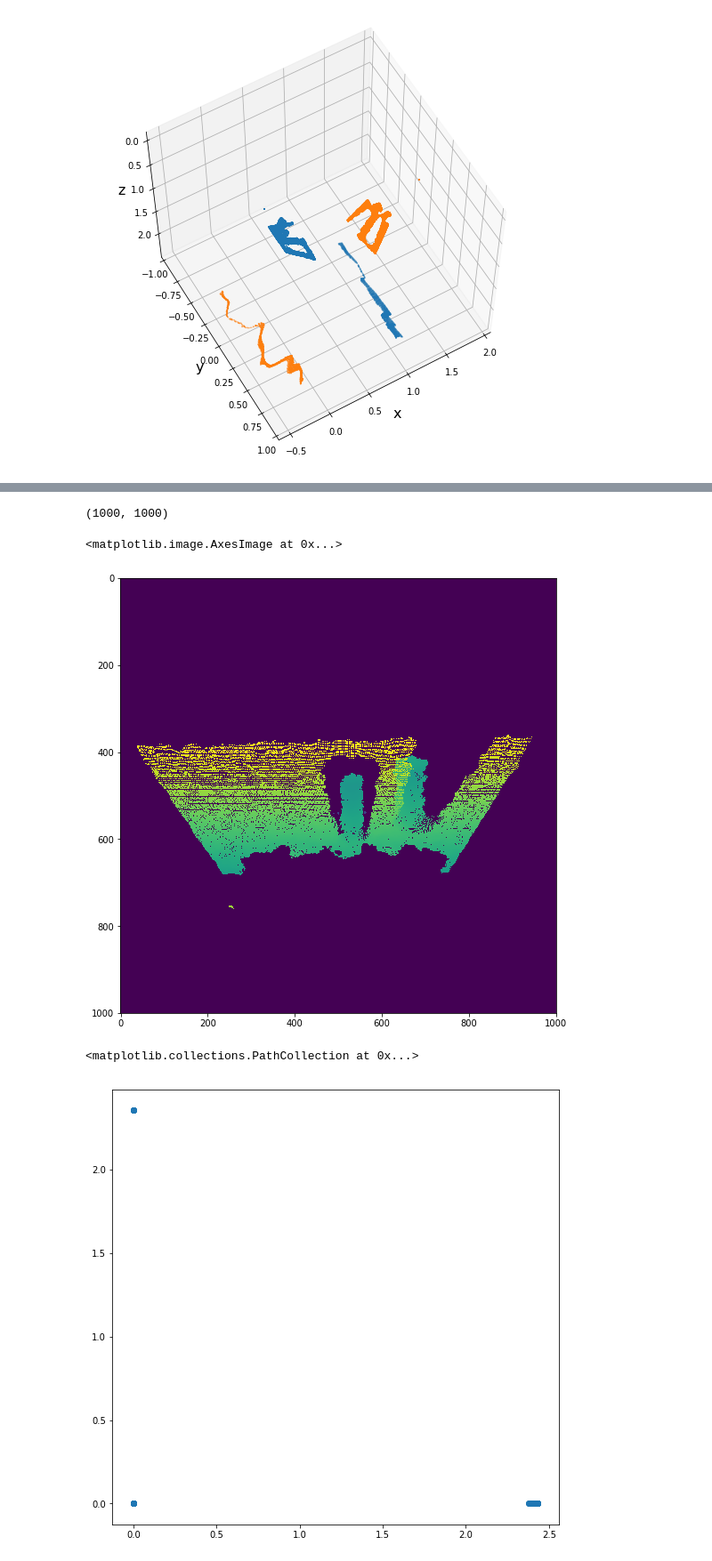
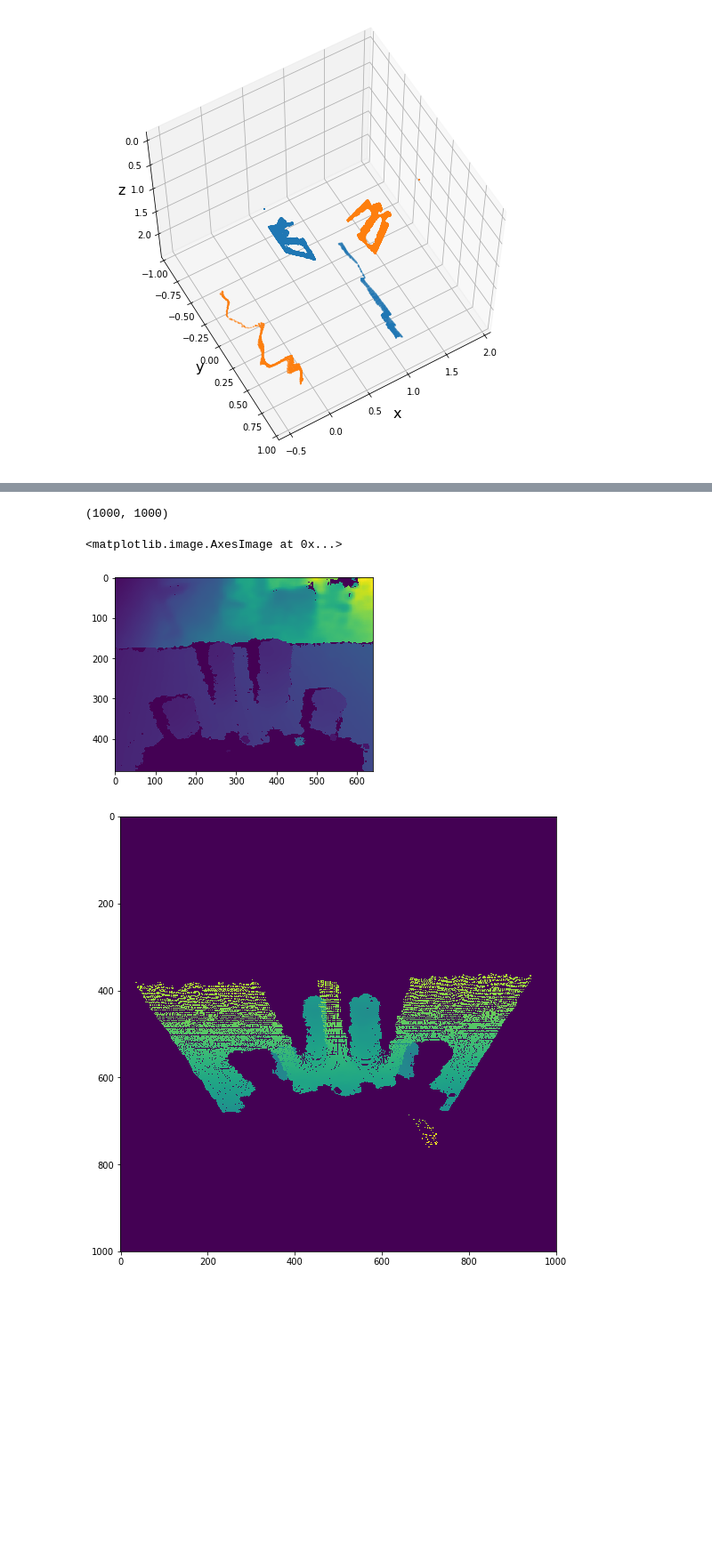
Before and after one commit to park-sangbeom/kinematics-usage, a Jupyter notebook: code/demo/demo_projection.ipynb, the cells around one changed output, grey strips where cells are left out. Shown at 89% size. Saved outputs shown, nothing was run; the diff lists cells and outputs as text; code cells hidden in the pictures; blank space fills up the shorter version.

```diff
--- a/code/demo/demo_projection.ipynb
+++ b/code/demo/demo_projection.ipynb
@@ -260,15 +272,19 @@ height_map = get_heightmap(points, bounds, pixel_size=0.001)
-# %%
-fig = plt.figure(figsize=(9,9))
-
-print(height_map.shape)
-plt.imshow(height_map)
-# %% [output]
-(1000, 1000)
-<matplotlib.image.AxesImage at 0x...>
-[figure, removed]
-# %%
-fig = plt.figure(figsize=(9,9))
-plt.scatter(height_map[:,0], height_map[:,1])
-# %% [output]
-<matplotlib.collections.PathCollection at 0x...>
-[figure, removed]
+# %%
+data = np.load("./depth_data/depth_multi_objs_4.npy")
+# data = data[150:-100,250:-50]
+points = get_pointcloud(data*0.001, intrinsic)
+plt.imshow(points[:,:,0]+points[:,:,1]+points[:,:,2])
+
+bounds = np.array([[-0.5,0.5],
+                   [-0.5,0.5],
+                   [-0.,2]])
+
+height_map = get_heightmap(points, bounds, pixel_size=0.001)
+fig = plt.figure(figsize=(9,9))
+print(height_map.shape)
+plt.imshow(height_map)
+# %% [output]
+(1000, 1000)
+<matplotlib.image.AxesImage at 0x...>
+[figure, added]
+[figure, added]
```
Also changed, not shown: parts of 7 cells of this notebook.
